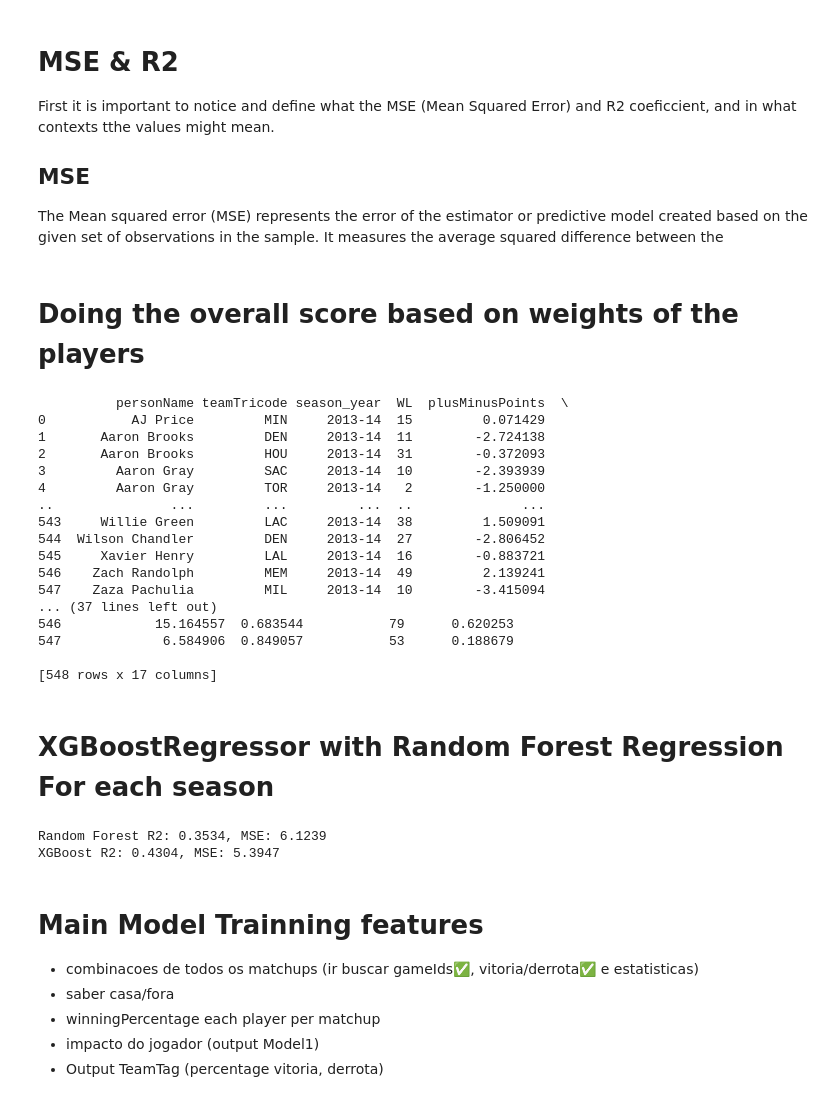
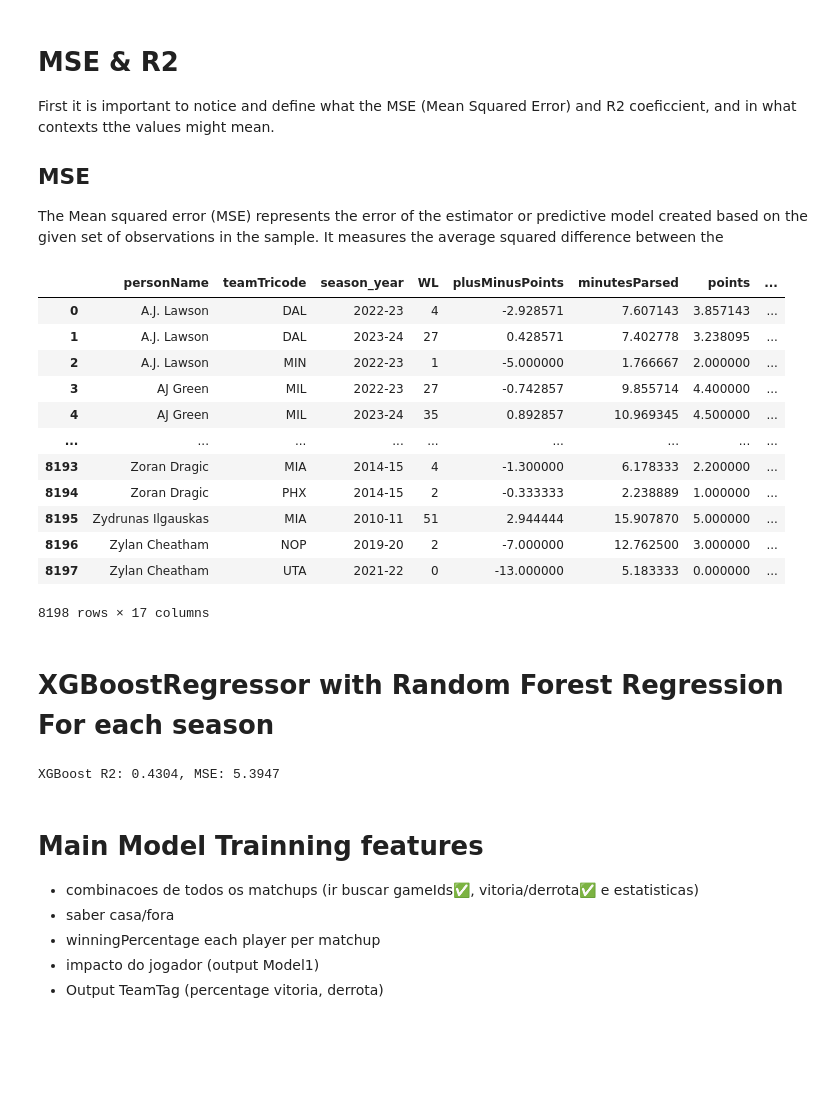
Before and after one commit to HenriqueFreitas07/NBA_ML, a Jupyter notebook: Model.ipynb, the cells around one changed output. Cells and saved outputs as stored; diff of their text form; code cells hidden in the pictures; blank space fills up the shorter version.

```diff
--- a/Model.ipynb
+++ b/Model.ipynb
@@ -3,3 +3,8 @@
 We are going on an approach to deduce a "worth" or overall quantitative value to a player during a regular season in order to later make a prediction based on.
 # %% [markdown]
 ## Utils
+# %%
+def convert_int_season_to_str(season):
+    if isinstance(season, int):
+        return f"{season}-{season%2000 +1 :02d}"
+    return season
@@ -119,30 +198,22 @@ def getMatchAndPlayerStats(game,player,season=None,teamname=None):
 First it is important to notice and define what the MSE (Mean Squared Error) and R2 coeficcient, and in what contexts tthe values might mean.
 ## MSE
 The Mean squared error (MSE) represents the error of the estimator or predictive model created based on the given set of observations in the sample. It measures the average squared difference between the
-# %% [markdown]
-# Doing the overall score based on weights of the players
 # %%
-print(getMatchAndPlayerStats(regular_games_total,regular_season_all_parts,season=2013))
-weights=[1,.7,.6,.5,.5,-.7]
-features=["points","assists","reboundsTotal","steals","blocks","turnovers"]
+display(getMatchAndPlayerStats(regular_games_total,regular_season_all_parts))
 # %% [output]
+|  | personName | teamTricode | season_year | WL | plusMinusPoints | minutesParsed | points | ... |
+| 0 | A.J. Lawson | DAL | 2022-23 | 4 | -2.928571 | 7.607143 | 3.857143 | ... |
+| 1 | A.J. Lawson | DAL | 2023-24 | 27 | 0.428571 | 7.402778 | 3.238095 | ... |
+| 2 | A.J. Lawson | MIN | 2022-23 | 1 | -5.000000 | 1.766667 | 2.000000 | ... |
+| 3 | AJ Green | MIL | 2022-23 | 27 | -0.742857 | 9.855714 | 4.400000 | ... |
+| 4 | AJ Green | MIL | 2023-24 | 35 | 0.892857 | 10.969345 | 4.500000 | ... |
+| ... | ... | ... | ... | ... | ... | ... | ... | ... |
+| 8193 | Zoran Dragic | MIA | 2014-15 | 4 | -1.300000 | 6.178333 | 2.200000 | ... |
+| 8194 | Zoran Dragic | PHX | 2014-15 | 2 | -0.333333 | 2.238889 | 1.000000 | ... |
+| 8195 | Zydrunas Ilgauskas | MIA | 2010-11 | 51 | 2.944444 | 15.907870 | 5.000000 | ... |
+| 8196 | Zylan Cheatham | NOP | 2019-20 | 2 | -7.000000 | 12.762500 | 3.000000 | ... |
+| 8197 | Zylan Cheatham | UTA | 2021-22 | 0 | -13.000000 | 5.183333 | 0.000000 | ... |
-          personName teamTricode season_year  WL  plusMinusPoints  \
-0           AJ Price         MIN     2013-14  15         0.071429
-1       Aaron Brooks         DEN     2013-14  11        -2.724138
-2       Aaron Brooks         HOU     2013-14  31        -0.372093
-3         Aaron Gray         SAC     2013-14  10        -2.393939
-4         Aaron Gray         TOR     2013-14   2        -1.250000
-..               ...         ...         ...  ..              ...
-543     Willie Green         LAC     2013-14  38         1.509091
-544  Wilson Chandler         DEN     2013-14  27        -2.806452
-545     Xavier Henry         LAL     2013-14  16        -0.883721
-546    Zach Randolph         MEM     2013-14  49         2.139241
-547    Zaza Pachulia         MIL     2013-14  10        -3.415094
-... (37 lines left out)
-546            15.164557  0.683544           79      0.620253
-547             6.584906  0.849057           53      0.188679
-
-[548 rows x 17 columns]
+8198 rows × 17 columns
 # %% [markdown]
 # XGBoostRegressor with Random Forest Regression For each season
 # %%
@@ -178,7 +249,6 @@ for model, name in zip([ xgb], ["XGBoost"]):
 # analisar e comparar com outras features
 # justificar com os desvio do valor absoluto porque o R2 não tem em conta os valores absolutos
 # %% [output]
-Random Forest R2: 0.3534, MSE: 6.1239
 XGBoost R2: 0.4304, MSE: 5.3947
 # %% [markdown]
 # Main Model Trainning features
```
Also changed, not shown: parts of 8 cells of this notebook.
